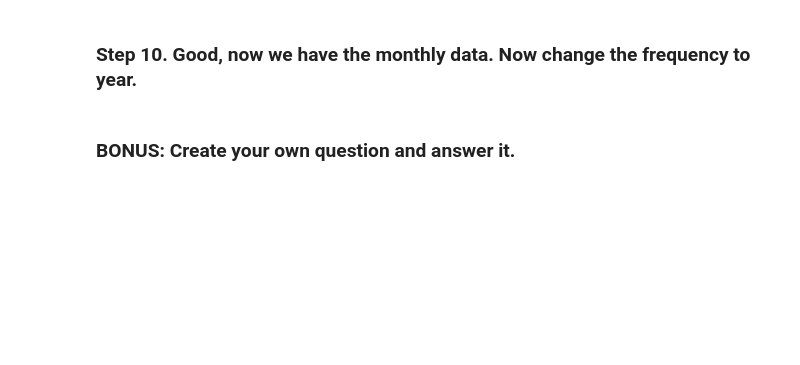
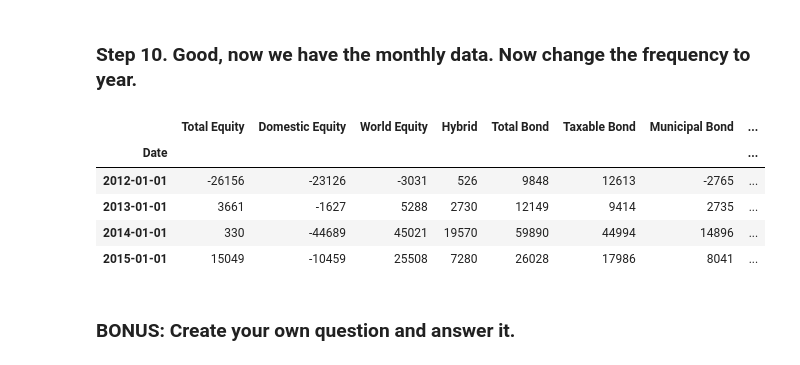
Before and after one commit to HavvaEb/Pandas-Exercise, a Jupyter notebook: 01.drill/pandas_exercises/08_Time_Series/Investor_Flow_of_Funds_US/Exercises.ipynb, the cells around one changed output. Cells and saved outputs as stored; diff of their text form; code cells hidden in the pictures; blank space fills up the shorter version.

```diff
--- a/01.drill/pandas_exercises/08_Time_Series/Investor_Flow_of_Funds_US/Exercises.ipynb
+++ b/01.drill/pandas_exercises/08_Time_Series/Investor_Flow_of_Funds_US/Exercises.ipynb
@@ -83,4 +121,14 @@ Index(['2012-12-05', '2012-12-12', '2012-12-19', '2012-12-26', '2013-01-02',
 # %% [markdown]
 ### Step 10. Good, now we have the monthly data. Now change the frequency to year.
+# %%
+year = monthly.resample('AS-JAN').sum()
+year
+# %% [output]
+|  | Total Equity | Domestic Equity | World Equity | Hybrid | Total Bond | Taxable Bond | Municipal Bond | ... |
+| Date |  |  |  |  |  |  |  | ... |
+| 2012-01-01 | -26156 | -23126 | -3031 | 526 | 9848 | 12613 | -2765 | ... |
+| 2013-01-01 | 3661 | -1627 | 5288 | 2730 | 12149 | 9414 | 2735 | ... |
+| 2014-01-01 | 330 | -44689 | 45021 | 19570 | 59890 | 44994 | 14896 | ... |
+| 2015-01-01 | 15049 | -10459 | 25508 | 7280 | 26028 | 17986 | 8041 | ... |
 # %% [markdown]
 ### BONUS: Create your own question and answer it.
```
Also changed, not shown: parts of 5 cells of this notebook, 1 other file.
